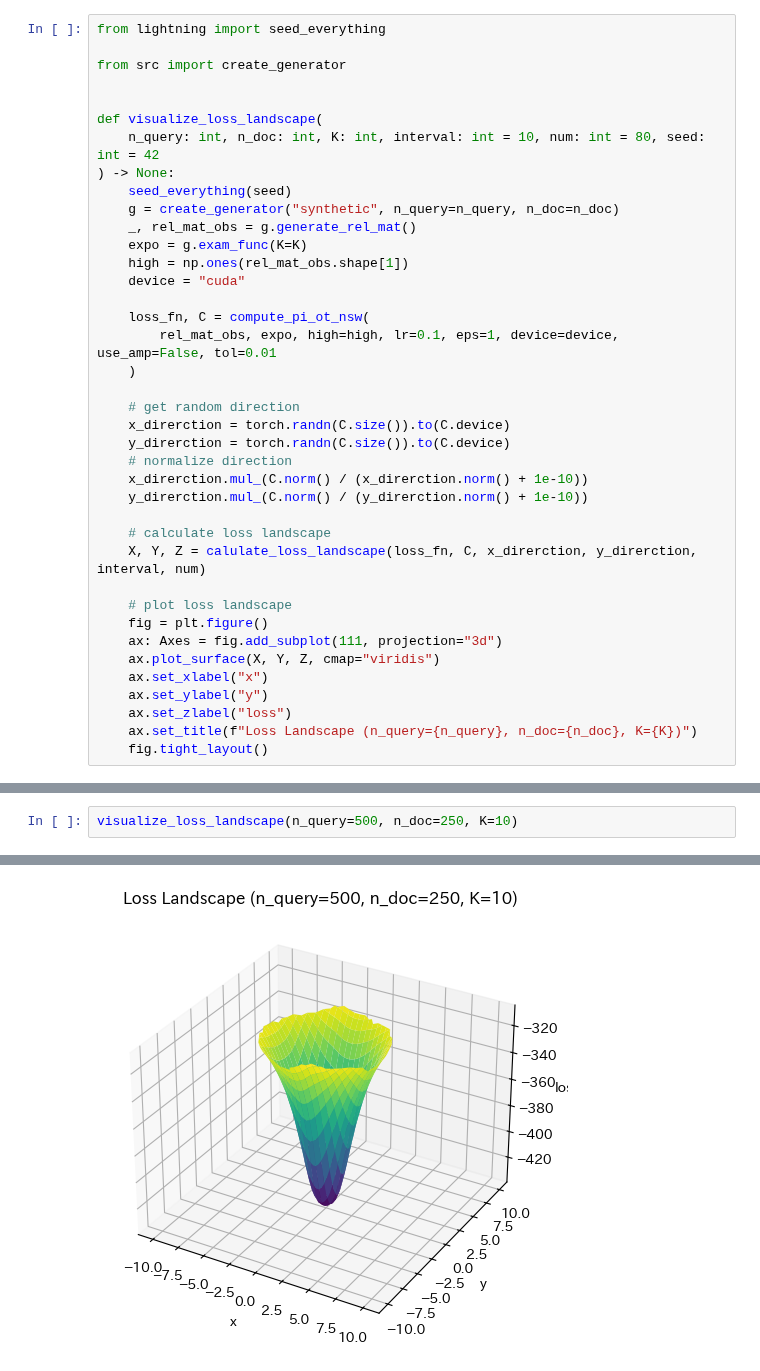
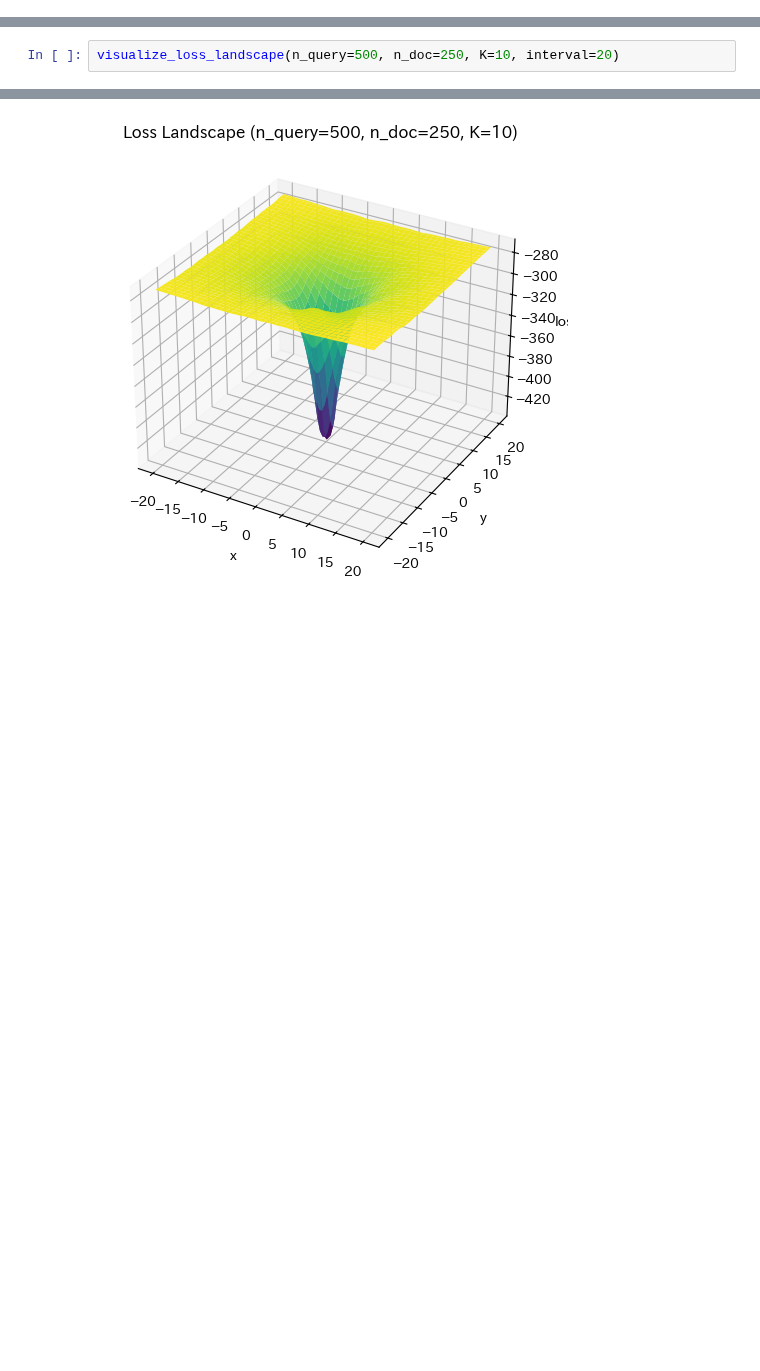
Before and after one commit to tubo213/nsw-with-optimal-transport, a Jupyter notebook: notebook/visualize_loss_landscape.ipynb, the cells around one changed output, grey strips where cells are left out. Saved outputs shown, nothing was run; the diff lists cells and outputs as text; blank space fills up the shorter version.

```diff
--- a/notebook/visualize_loss_landscape.ipynb
+++ b/notebook/visualize_loss_landscape.ipynb
@@ -149,39 +208,0 @@ def get_indices(
-# %%
-from lightning import seed_everything
-
-from src import create_generator
-
-
-def visualize_loss_landscape(
-    n_query: int, n_doc: int, K: int, interval: int = 10, num: int = 80, seed: int = 42
-) -> None:
-    seed_everything(seed)
-    g = create_generator("synthetic", n_query=n_query, n_doc=n_doc)
-    _, rel_mat_obs = g.generate_rel_mat()
-    expo = g.exam_func(K=K)
-    high = np.ones(rel_mat_obs.shape[1])
-    device = "cuda"
-
-    loss_fn, C = compute_pi_ot_nsw(
-        rel_mat_obs, expo, high=high, lr=0.1, eps=1, device=device, use_amp=False, tol=0.01
-    )
-
-    # get random direction
-    x_direrction = torch.randn(C.size()).to(C.device)
-    y_direrction = torch.randn(C.size()).to(C.device)
-    # normalize direction
-    x_direrction.mul_(C.norm() / (x_direrction.norm() + 1e-10))
-    y_direrction.mul_(C.norm() / (y_direrction.norm() + 1e-10))
-
-    # calculate loss landscape
-    X, Y, Z = calulate_loss_landscape(loss_fn, C, x_direrction, y_direrction, interval, num)
-
-    # plot loss landscape
-    fig = plt.figure()
-    ax: Axes = fig.add_subplot(111, projection="3d")
-    ax.plot_surface(X, Y, Z, cmap="viridis")
-    ax.set_xlabel("x")
-    ax.set_ylabel("y")
-    ax.set_zlabel("loss")
-    ax.set_title(f"Loss Landscape (n_query={n_query}, n_doc={n_doc}, K={K})")
-    fig.tight_layout()
@@ -198,5 +224,5 @@ Seed set to 42
 # %%
-visualize_loss_landscape(n_query=500, n_doc=250, K=10)
+visualize_loss_landscape(n_query=500, n_doc=250, K=10, interval=20)
 # %% [output]
 Seed set to 42
-[figure, old version]
+[figure, new version]
```
Also changed, not shown: parts of 5 cells of this notebook.
